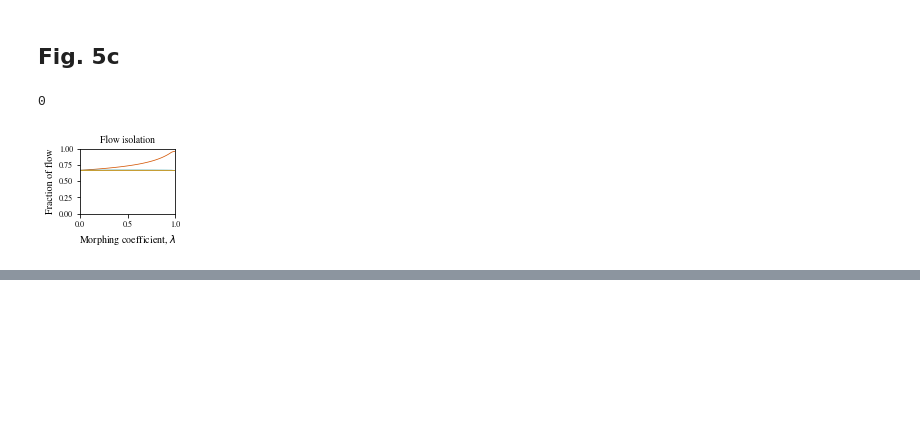
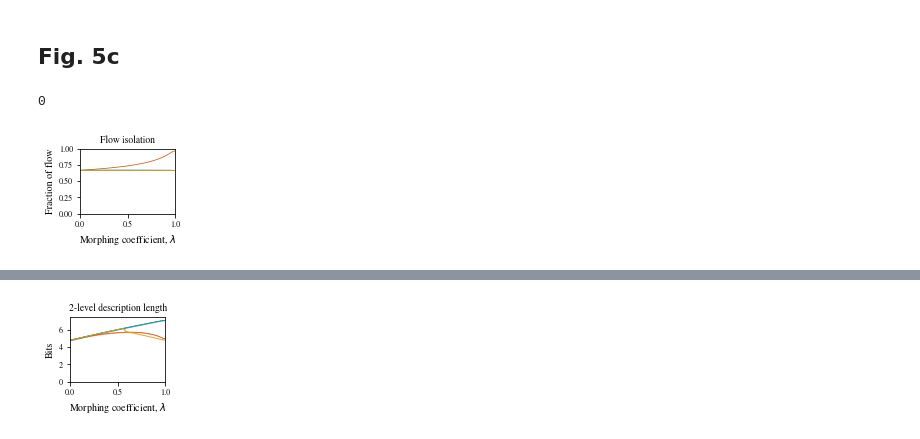
Before and after one commit to ulfaslak/git-github.com-ulfaslak-code-intermittent-communities_public, a Jupyter notebook: flow_persistence.ipynb, the cells around one changed output, grey strips where cells are left out. Saved outputs shown, nothing was run; the diff lists cells and outputs as text; code cells hidden in the pictures; blank space fills up the shorter version.

```diff
--- a/flow_persistence.ipynb
+++ b/flow_persistence.ipynb
@@ -366,0 +512,18 @@ plt.show()
+# %%
+plt.figure(None, figsize=(3.42/2.0, 1.2), frameon=False)
+
+confidence_intervals(X, NFC2, c="#d35400", label="JSL", lw=0.75)
+confidence_intervals(X, FC2, c="#2980b9", label="FL", lw=0.75)
+confidence_intervals(X, AC2, c="#16a085", label="AL", lw=0.75)
+confidence_intervals(X, NC2, c="#f39c12", label="NL", lw=0.75)
+
+plt.title("2-level description length")
+plt.xlabel("Morphing coefficient, $\lambda$")
+plt.ylabel("Bits")
+
+plt.ylim(0, 7.5)
+plt.xlim(0, 1)
+plt.savefig("%s/Fig5d_2level.pdf" % figures_folder)
+plt.show()
+# %% [output]
+[figure, added]
```
Also changed, not shown: parts of 7 cells of this notebook, 4 other files.
